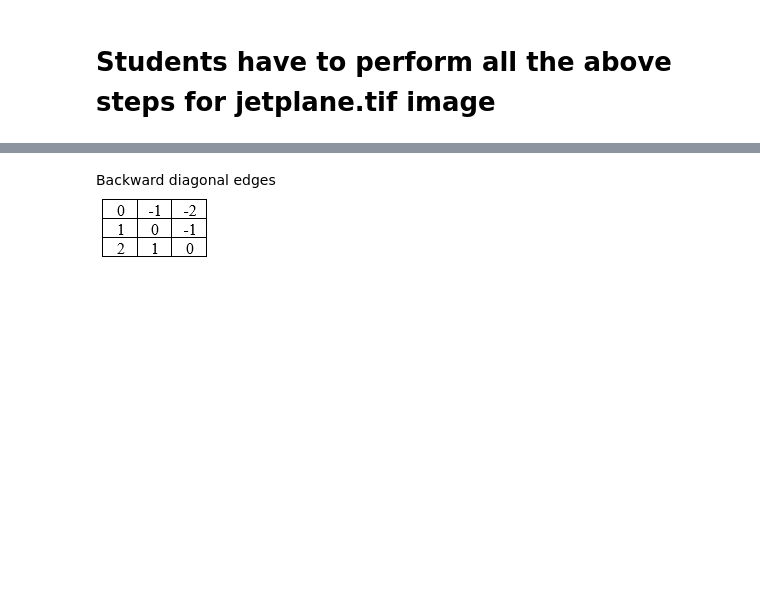
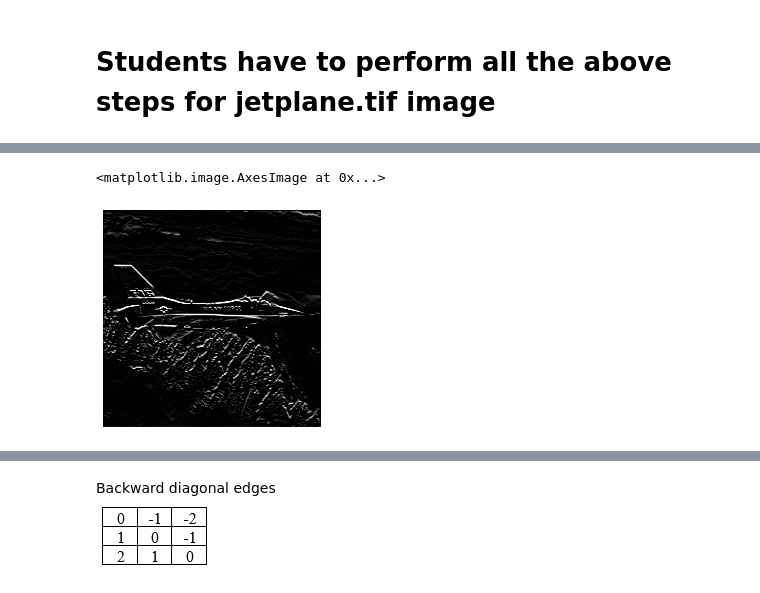
Before and after one commit to ChintzRuparel/Image-Processing, a Jupyter notebook: IP_Expt_6.ipynb, the cells around one changed output, grey strips where cells are left out. Cells and saved outputs as stored; diff of their text form; code cells hidden in the pictures; blank space fills up the shorter version.

```diff
--- a/IP_Expt_6.ipynb
+++ b/IP_Expt_6.ipynb
@@ -88,4 +88,6 @@ Forward diagonal<br>
 # Students have to perform all the above steps for jetplane.tif image
 # %%
 # load the jetplane.tif image and read the same
+img = cv2.imread('jetplane.tif', 0)
+plt.imshow(img, cmap = 'gray')
 # %% [output]
@@ -107,0 +96,9 @@ Forward diagonal<br>
+# %%
+#Detect horizontal edges using in built convolution function
+mask = [[-1, -2, -1], [0, 0, 0], [1, 2, 1]]
+hor = signal.convolve2d(img, mask)
+plt.axis('off')
+plt.imshow(hor, cmap = 'gray',vmin=0,vmax=255)
+# %% [output]
+<matplotlib.image.AxesImage at 0x...>
+[figure, added]
```
Also changed, not shown: parts of 8 cells of this notebook.
